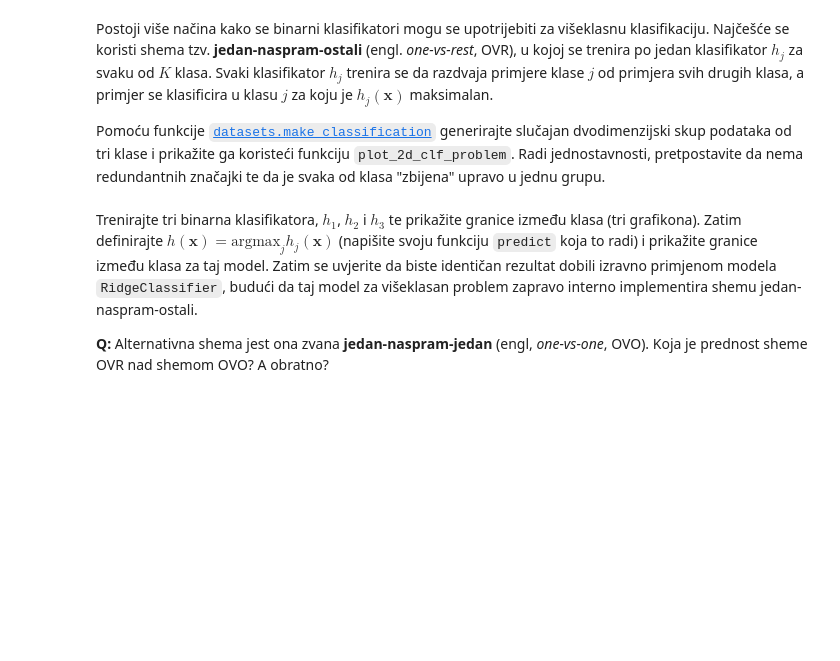
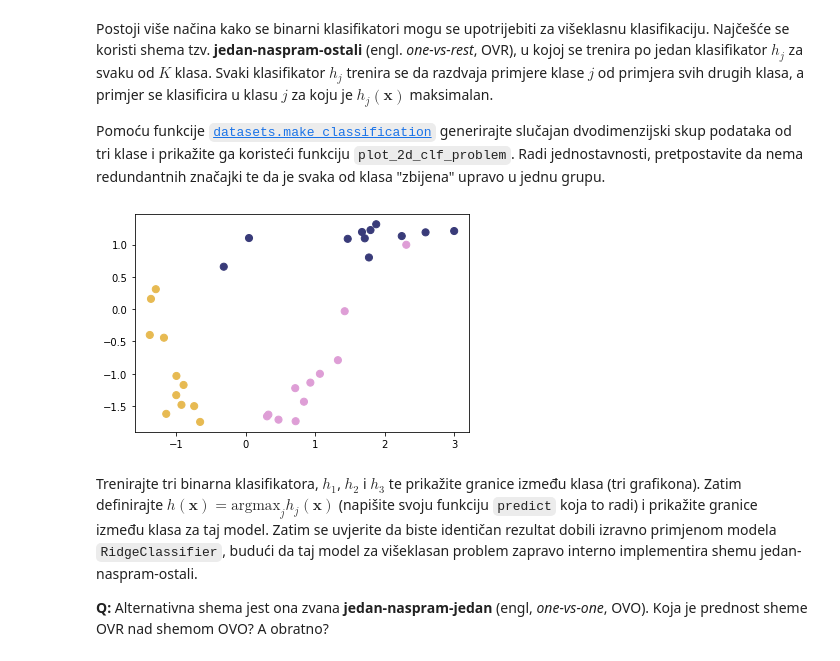
Before and after one commit to mateoim/su-lab-20-21, a Jupyter notebook: lab02/SU-2020-LAB02-0036509386.ipynb, the cells around one changed output. Saved outputs shown, nothing was run; the diff lists cells and outputs as text; code cells hidden in the pictures; blank space fills up the shorter version.

```diff
--- a/lab02/SU-2020-LAB02-0036509386.ipynb
+++ b/lab02/SU-2020-LAB02-0036509386.ipynb
@@ -145,3 +159,11 @@ from sklearn.datasets import make_classification
+# %%
+from sklearn.datasets import make_classification
+
+X2, y2 = make_classification(n_samples=33, n_features=2, n_redundant=0,
+                             n_classes=3, n_clusters_per_class=1)
+plot_2d_clf_problem(X2, y2)
+# %% [output]
+[figure, added]
 # %% [markdown]
 Trenirajte tri binarna klasifikatora, $h_1$, $h_2$ i $h_3$ te prikažite granice između klasa (tri grafikona). Zatim definirajte $h(\mathbf{x})=\mathrm{argmax}_j h_j(\mathbf{x})$  (napišite svoju funkciju `predict` koja to radi) i prikažite granice između klasa za taj model. Zatim se uvjerite da biste identičan rezultat dobili izravno primjenom modela `RidgeClassifier`, budući da taj model za višeklasan problem zapravo interno implementira shemu jedan-naspram-ostali.
 
```
Also changed, not shown: parts of 7 cells of this notebook.
